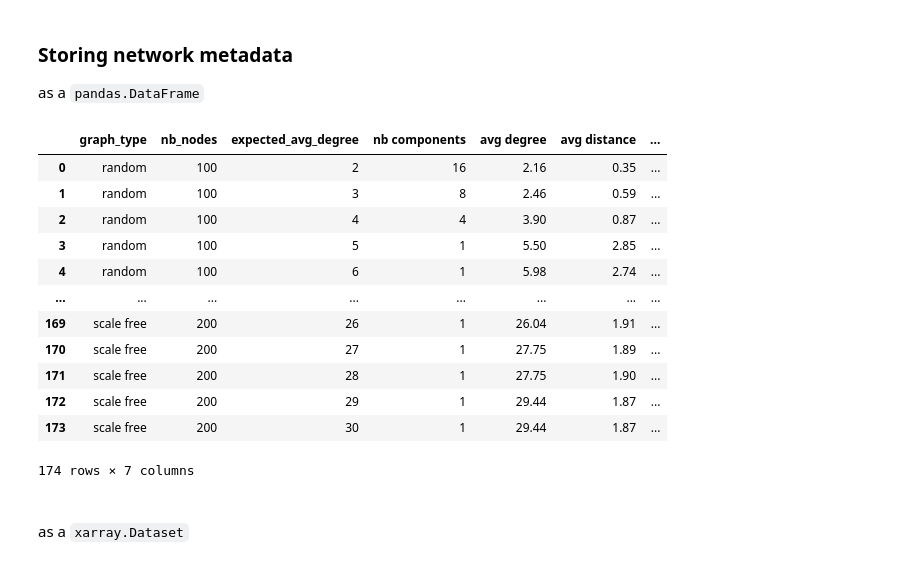
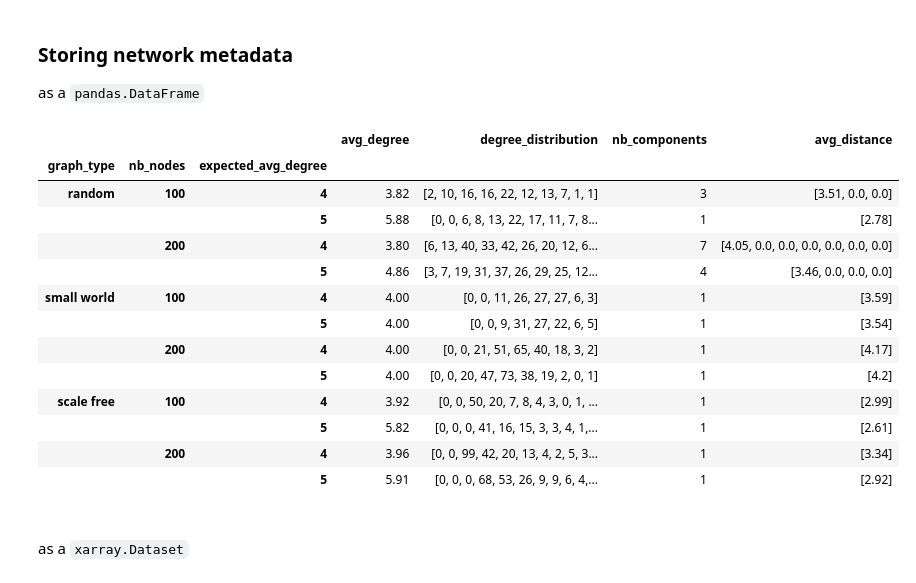
Before and after one commit to adrien-perello/Computer-Science-Crash-Course, a Jupyter notebook: 06_Scientific-Computing-Libraries/Networkx/Random-graphs.ipynb, the cells around one changed output. Saved outputs shown, nothing was run; the diff lists cells and outputs as text; code cells hidden in the pictures.

```diff
--- a/06_Scientific-Computing-Libraries/Networkx/Random-graphs.ipynb
+++ b/06_Scientific-Computing-Libraries/Networkx/Random-graphs.ipynb
@@ -90,11 +90,11 @@ pprint(network_metrics(mygraph))
 Comparing different random graph for a fixed `(n, avg_degree)` parameters
 # %%
 n = 100
-avg_degree = 8
+expected_avg_degree = 8
 network_types = ['random', 'small world', 'scale free']
 
 for option in network_types:
-    G = generate_random_graph(option, n, avg_degree)
+    G = generate_random_graph(option, n, expected_avg_degree)
     pprint(network_metrics(G))   # show network metrics for each type of graph
     plt.plot(network_metrics(G)['degree distribution'], label=option)  # show degree distribution
     print("\n")
@@ -124,16 +124,11 @@ plt.legend(loc="upper right")
 <br>
 
 Comparing different random graph for multiple `(n, avg_degree)` parameters
-# %%
-def generate_graph_metadata(nx_type, N, k):
-    dct = {'graph_type': nx_type, 'nb_nodes': N, 'expected_avg_degree': k}
-    G = generate_random_graph(nx_type, N, k)
-    dct.update(network_metrics(G))
-    return dct
 # %%
 network_types = ['random', 'small world', 'scale free']
 nb_nodes = [100, 200]
-expected_avg_degree = np.arange(2,31,1).tolist()
+# expected_avg_degree = np.arange(2,31,1).tolist()
+expected_avg_degree = [4,5]
 
 # generate all possible combination of above parameters
 settings = list(product(network_types, nb_nodes, expected_avg_degree))
@@ -145,0 +135,6 @@ p.join()
+# %%
+from scripts.networkx_metrics import network_metrics, avg_degree, avg_distance, degree_distribution, nb_components
+
+def generate_graph_metadata(nx_type, N, k):
+    G = generate_random_graph(nx_type, N, k)
+    return (nx_type, N, k, avg_degree(G, decimals=2), degree_distribution(G), nb_components(G), avg_distance(G, decimals=2))
@@ -148,22 +149,31 @@ p.join()
 
 as a `pandas.DataFrame`
 # %%
-df = pd.DataFrame(result)
+df = pd.DataFrame(result,
+        columns=('graph_type',
+                'nb_nodes',
+                'expected_avg_degree',
+                'avg_degree',
+                'degree_distribution',
+                'nb_components',
+                'avg_distance')
+).set_index(['graph_type', 'nb_nodes', 'expected_avg_degree'])
 df
 # %% [output]
-|  | graph_type | nb_nodes | expected_avg_degree | nb components | avg degree | avg distance | ... |
-| 0 | random | 100 | 2 | 16 | 2.16 | 0.35 | ... |
-| 1 | random | 100 | 3 | 8 | 2.46 | 0.59 | ... |
-| 2 | random | 100 | 4 | 4 | 3.90 | 0.87 | ... |
-| 3 | random | 100 | 5 | 1 | 5.50 | 2.85 | ... |
-| 4 | random | 100 | 6 | 1 | 5.98 | 2.74 | ... |
-| ... | ... | ... | ... | ... | ... | ... | ... |
-| 169 | scale free | 200 | 26 | 1 | 26.04 | 1.91 | ... |
-| 170 | scale free | 200 | 27 | 1 | 27.75 | 1.89 | ... |
-| 171 | scale free | 200 | 28 | 1 | 27.75 | 1.90 | ... |
-| 172 | scale free | 200 | 29 | 1 | 29.44 | 1.87 | ... |
-| 173 | scale free | 200 | 30 | 1 | 29.44 | 1.87 | ... |
+|  |  |  | avg_degree | degree_distribution | nb_components | avg_distance |
+| graph_type | nb_nodes | expected_avg_degree |  |  |  |  |
+| random | 100 | 4 | 3.82 | [2, 10, 16, 16, 22, 12, 13, 7, 1, 1] | 3 | [3.51, 0.0, 0.0] |
+|  |  | 5 | 5.88 | [0, 0, 6, 8, 13, 22, 17, 11, 7, 8... | 1 | [2.78] |
+|  | 200 | 4 | 3.80 | [6, 13, 40, 33, 42, 26, 20, 12, 6... | 7 | [4.05, 0.0, 0.0, 0.0, 0.0, 0.0, 0.0] |
+|  |  | 5 | 4.86 | [3, 7, 19, 31, 37, 26, 29, 25, 12... | 4 | [3.46, 0.0, 0.0, 0.0] |
+| small world | 100 | 4 | 4.00 | [0, 0, 11, 26, 27, 27, 6, 3] | 1 | [3.59] |
+|  |  | 5 | 4.00 | [0, 0, 9, 31, 27, 22, 6, 5] | 1 | [3.54] |
+|  | 200 | 4 | 4.00 | [0, 0, 21, 51, 65, 40, 18, 3, 2] | 1 | [4.17] |
+|  |  | 5 | 4.00 | [0, 0, 20, 47, 73, 38, 19, 2, 0, 1] | 1 | [4.2] |
+| scale free | 100 | 4 | 3.92 | [0, 0, 50, 20, 7, 8, 4, 3, 0, 1, ... | 1 | [2.99] |
+|  |  | 5 | 5.82 | [0, 0, 0, 41, 16, 15, 3, 3, 4, 1,... | 1 | [2.61] |
+|  | 200 | 4 | 3.96 | [0, 0, 99, 42, 20, 13, 4, 2, 5, 3... | 1 | [3.34] |
+|  |  | 5 | 5.91 | [0, 0, 0, 68, 53, 26, 9, 9, 6, 4,... | 1 | [2.92] |
-174 rows × 7 columns
 # %% [markdown]
 <br>
 
```
Also changed, not shown: parts of 33 cells of this notebook, 10 other files.
